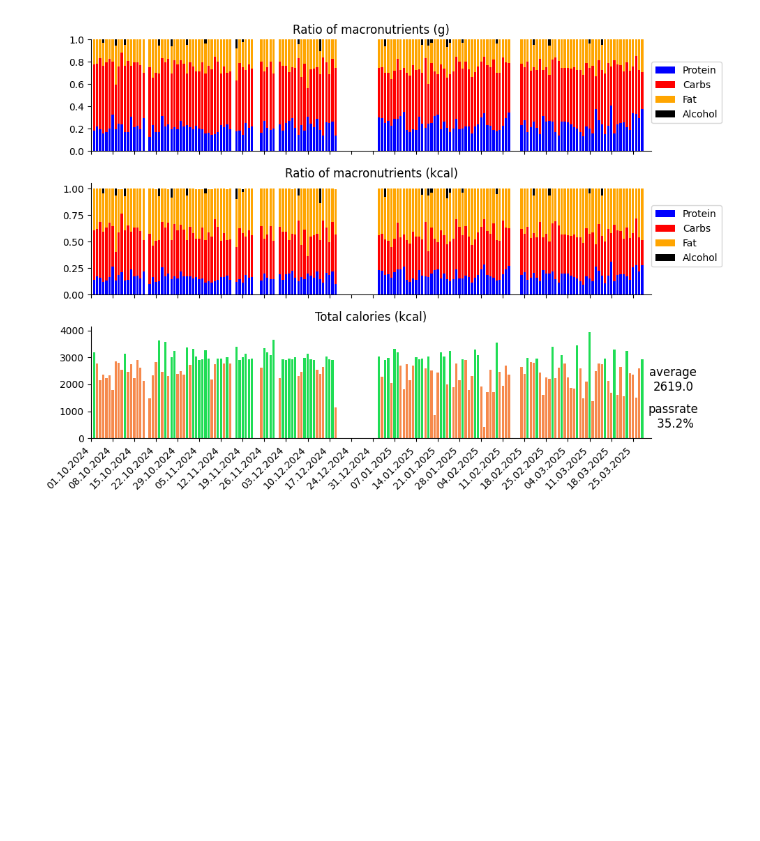
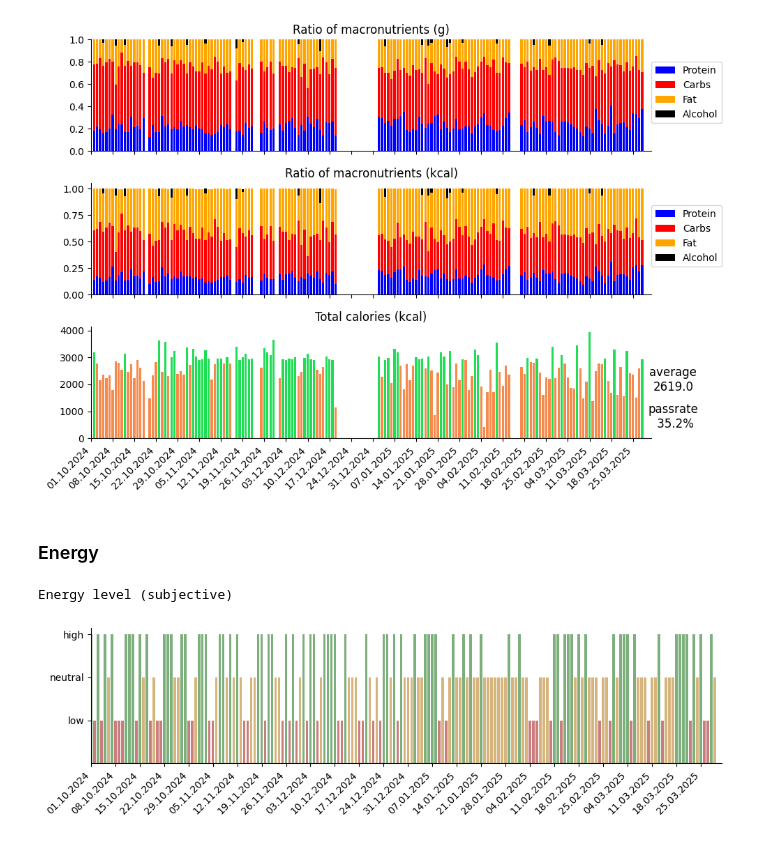
Before and after one commit to KamilMatejuk/Articles, a Jupyter notebook: Other/The Winter Arc - exploratory data analysis/passrate.ipynb, the cells around one changed output. Saved outputs shown, nothing was run; the diff lists cells and outputs as text; code cells hidden in the pictures; blank space fills up the shorter version.

Commit message:
energy levels graph

```diff
--- a/Other/The Winter Arc - exploratory data analysis/passrate.ipynb
+++ b/Other/The Winter Arc - exploratory data analysis/passrate.ipynb
@@ -62,6 +57,14 @@ def show_passrate(ax: plt.Axes, values: pd.Series, passfail: pd.Series | None, i
         else: avg = f'{avg:.1f}'
         ax.text(x, y1, s=f'average\n{avg}', ha='center', va='center', fontsize=12)
         ax.text(x, y2, s=f'passrate\n {pf:.1%}', ha='center', va='center', fontsize=12)
+# %%
+def set_style(ax: plt.Axes, index: pd.Series):
+    ax.spines['top'].set_visible(False)
+    ax.spines['right'].set_visible(False)
+    ax.set_xlim(index.min(), index.max())
+    xticks = index[::7]
+    ax.set_xticks(xticks)
+    ax.set_xticklabels(xticks.map(lambda x: x.strftime('%d.%m.%Y')), rotation=45, ha='right')
 # %%
 def create_graph(values_df: pd.DataFrame, passfail_df: pd.DataFrame, cols: list[str], labels: list[str], time_format: bool):
     fig, axes = plt.subplots(len(cols), 1, figsize=(10, 2 * len(cols) + 1), sharex=True)
@@ -154,9 +148,9 @@ data.drop(['p_kcal', 'c_kcal', 'f_kcal', 'a_kcal'], axis=1, inplace=True)
 
 show_passrate(axes[2], data[kcal], passfail[kcal], data['date'], time_format=False)
 
-for ax in axes:
-    ax.spines['top'].set_visible(False)
-    ax.spines['right'].set_visible(False)
+set_style(axes[0], data['date'])
+set_style(axes[1], data['date'])
+set_style(axes[2], data['date'])
 
 axes[0].set_title('Ratio of macronutrients (g)')
 axes[1].set_title('Ratio of macronutrients (kcal)')
@@ -165,4 +159,24 @@ fig.tight_layout()
 plt.show()
 # %% [output]
 [figure]
+# %% [markdown]
+### Energy
+# %%
+series = data[const.COLS_OTHER[-1]]
+colormap = { 'low': '#C97D7D', 'neutral': '#D6B47D', 'high': '#7DAF7D', np.nan: 'grey' }
+valuemap = { 'low': 1, 'neutral': 2, 'high': 3, np.nan: 0 }
+colors = [colormap[v] for v in series]
+values = [valuemap[v] for v in series]
+
+print('Energy level (subjective)')
+fig, ax = plt.subplots(1, 1, figsize=(10, 3), sharex=True)
+ax.bar(data['date'], values, color=colors, width=0.75)
+set_style(ax, data['date'])
+ax.set_yticks([1, 2, 3])
+ax.set_yticklabels(['low', 'neutral', 'high'])
+fig.tight_layout()
+plt.show()
+# %% [output]
+Energy level (subjective)
+[figure, added]
 # %%
```
Also changed, not shown: parts of 3 cells of this notebook, 1 other file.
